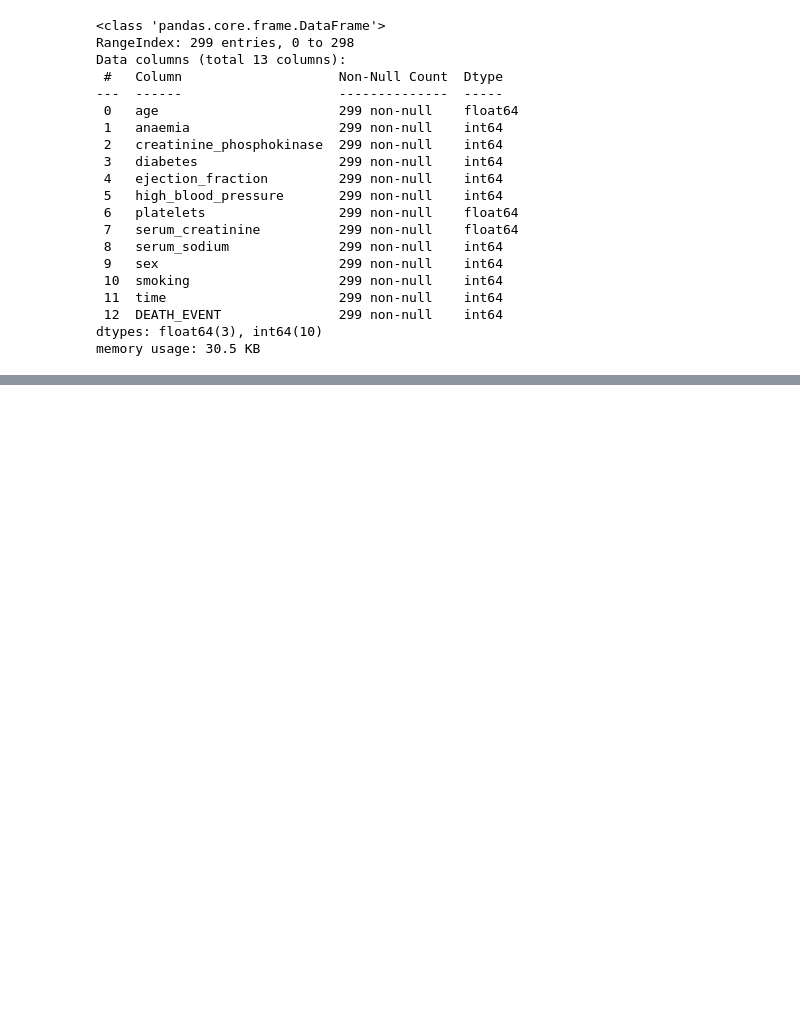
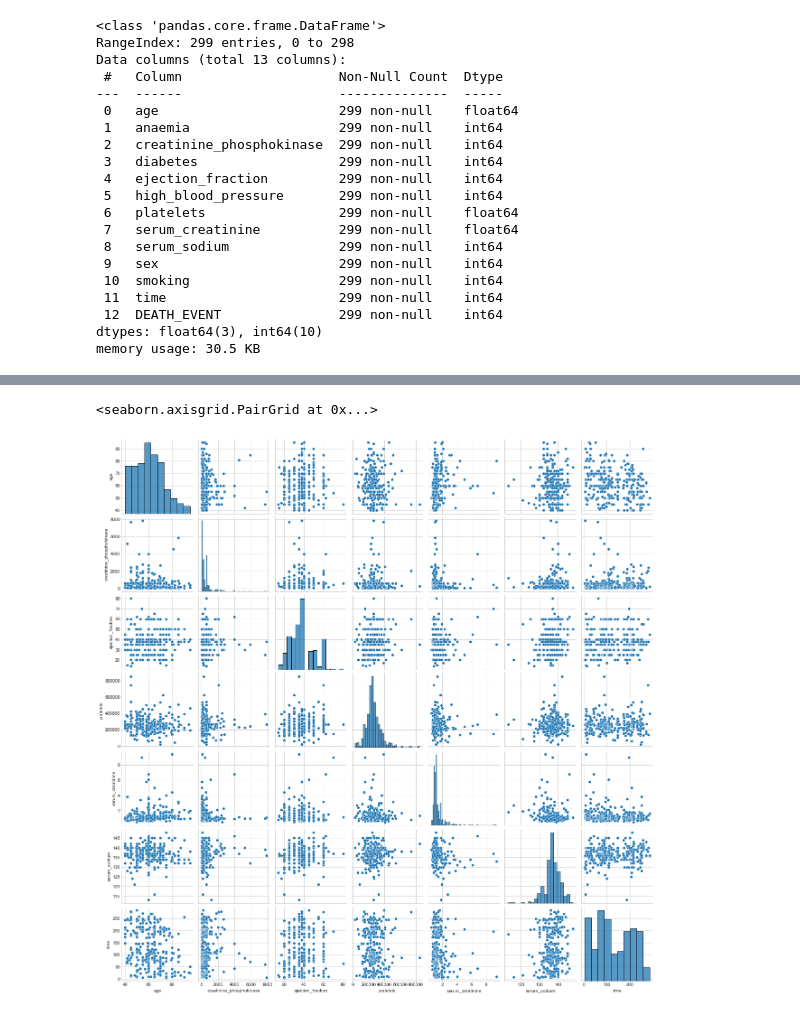
Before and after one commit to kurtgrothe/ANA500, a Jupyter notebook: ANA500_W1.ipynb, the cells around one changed output, grey strips where cells are left out. Saved outputs shown, nothing was run; the diff lists cells and outputs as text; code cells hidden in the pictures; blank space fills up the shorter version.

```diff
--- a/ANA500_W1.ipynb
+++ b/ANA500_W1.ipynb
@@ -136,0 +136,5 @@ No artists with labels found to put in legend.  Note that artists whose label st
+# %%
+sb.pairplot(cv)
+# %% [output]
+<seaborn.axisgrid.PairGrid at 0x...>
+[figure, added]
```
Also changed, not shown: parts of 16 cells of this notebook, 3 other files.
